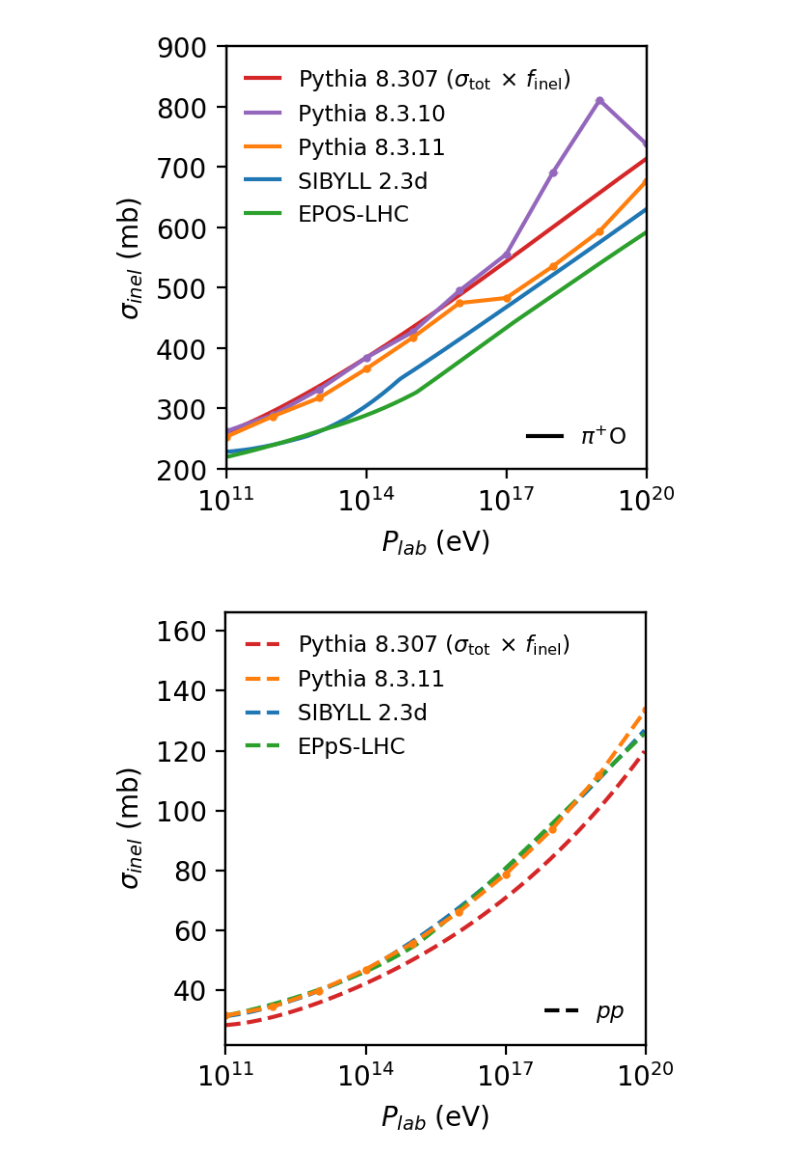
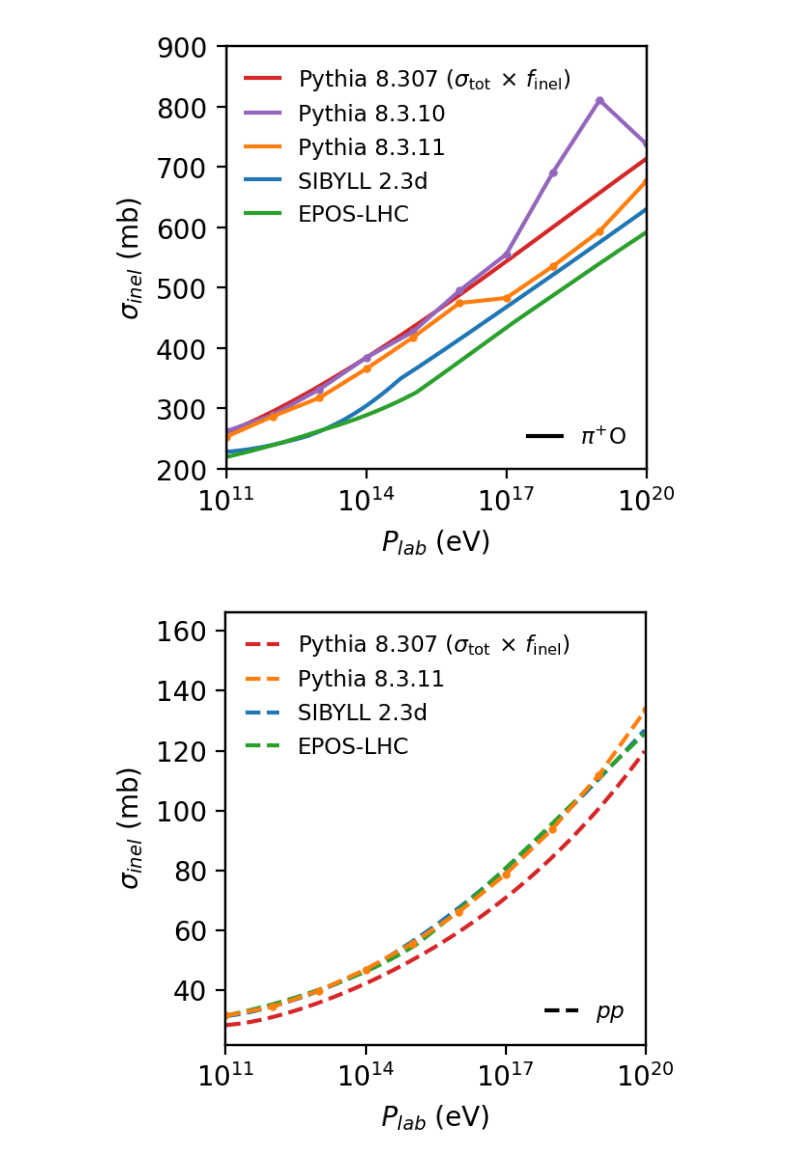
Before and after one commit to gaudu/pythia8311, a Jupyter notebook: examples/pythia8311_xsec_plotting.ipynb, the cells around one changed output. Drawn from its saved outputs; the diff is of its cells as text; code cells hidden in the pictures.

```diff
--- a/examples/pythia8311_xsec_plotting.ipynb
+++ b/examples/pythia8311_xsec_plotting.ipynb
@@ -174,25 +174,25 @@ fig.savefig("xs_inel_piO.png", dpi=400)
 # %%
 fig, ax = plt.subplots(figsize=(3.2,3), dpi=200)
 ax.set(xlim=(1e11,1e20))
 ax.set_xscale('log')
 ax.set(xlabel=r"$P_{lab}$ (eV)", ylabel=r"$\sigma_{inel}$ (mb)")
 
 ax.plot(xs_p_p_py8307[0,:], xs_p_p_py8307[1,:] * 0.9, "--", color="C3", label="Pythia 8.307 ($\\sigma_{\\mathrm{tot}} \\, \\times \\, f_{\\mathrm{inel}}$)")
 ax.errorbar(p_p_dataframe['elab']*1e9, p_p_dataframe['sig_inel'], yerr=p_p_dataframe['err_inel'], c='tab:orange', fmt='o', ms=2, ecolor='lightgrey', elinewidth=4, ls='--')
 ax.plot([None], [None], ls='--', color="tab:orange", label="Pythia 8.3.11")
 ax.plot(xs_p_p_sib[0,:], xs_p_p_sib[1,:], "--", color="C0", label="SIBYLL 2.3d")
-ax.plot(xs_p_p_epos[0,:], xs_p_p_epos[1,:], "--", color="C2", label="EPpS-LHC")
+ax.plot(xs_p_p_epos[0,:], xs_p_p_epos[1,:], "--", color="C2", label="EPOS-LHC")
 ax.legend(loc='upper left', bbox_to_anchor=(0, 1), fontsize="small", frameon=False, handlelength=1.5)
 
 ax2 = ax.twinx()
 ax2.get_yaxis().set_visible(False)
 ax2.plot([None], [None], "--", color="black", label="$pp$")
 ax2.legend(loc='lower right', bbox_to_anchor=(1, 0), fontsize="small", frameon=False, handlelength=1.5)
 
 fig.tight_layout()
 fig.savefig("xs_inel_pp.png", dpi=400)
 # %% [output]
-[figure, old version]
+[figure, new version]
 # %%
 fig, ax = plt.subplots(figsize=(3.2,3), dpi=200)
 ax.set(xlim=(1e11,1e20))
```
Also changed, not shown: parts of 1 cell of this notebook, 2 other files.
